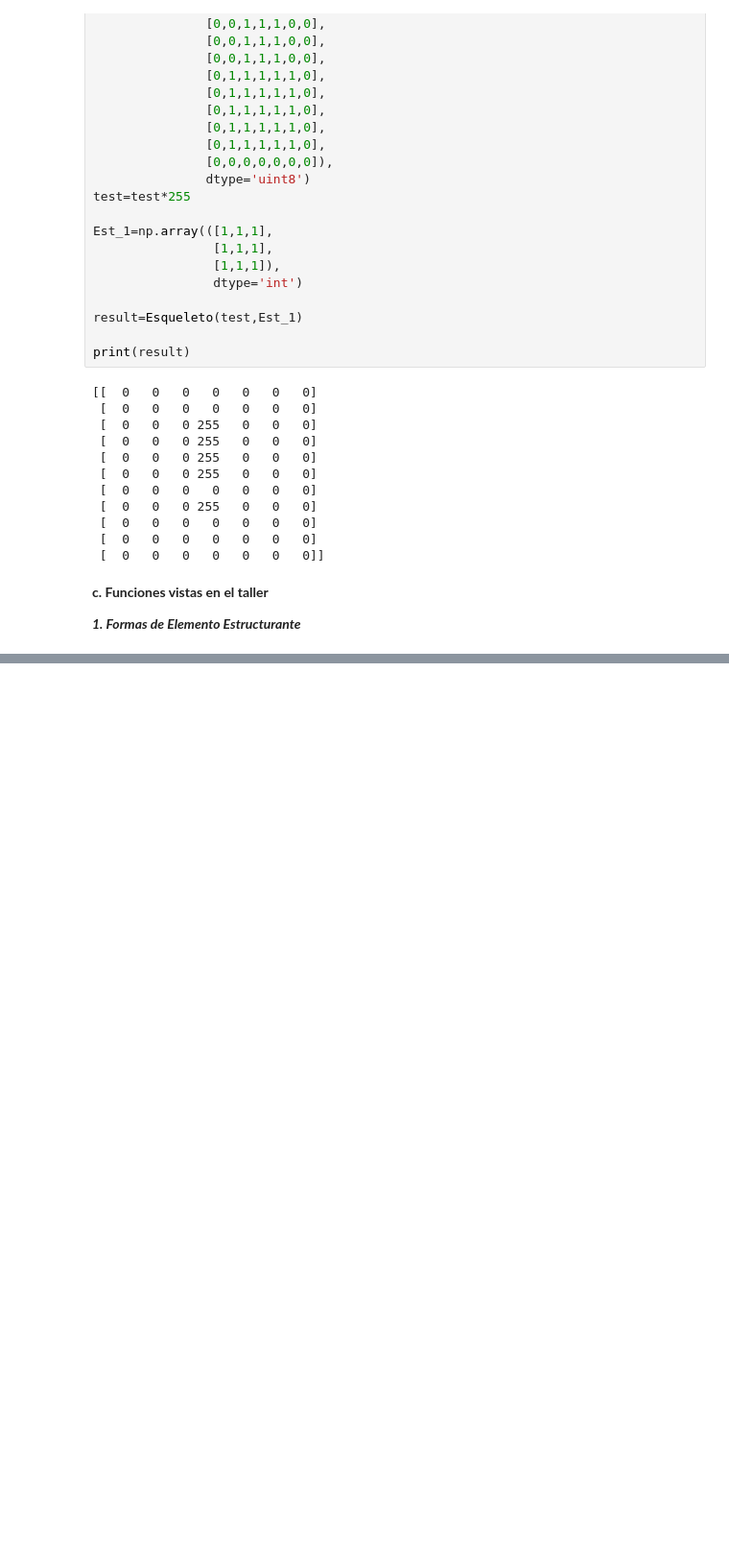
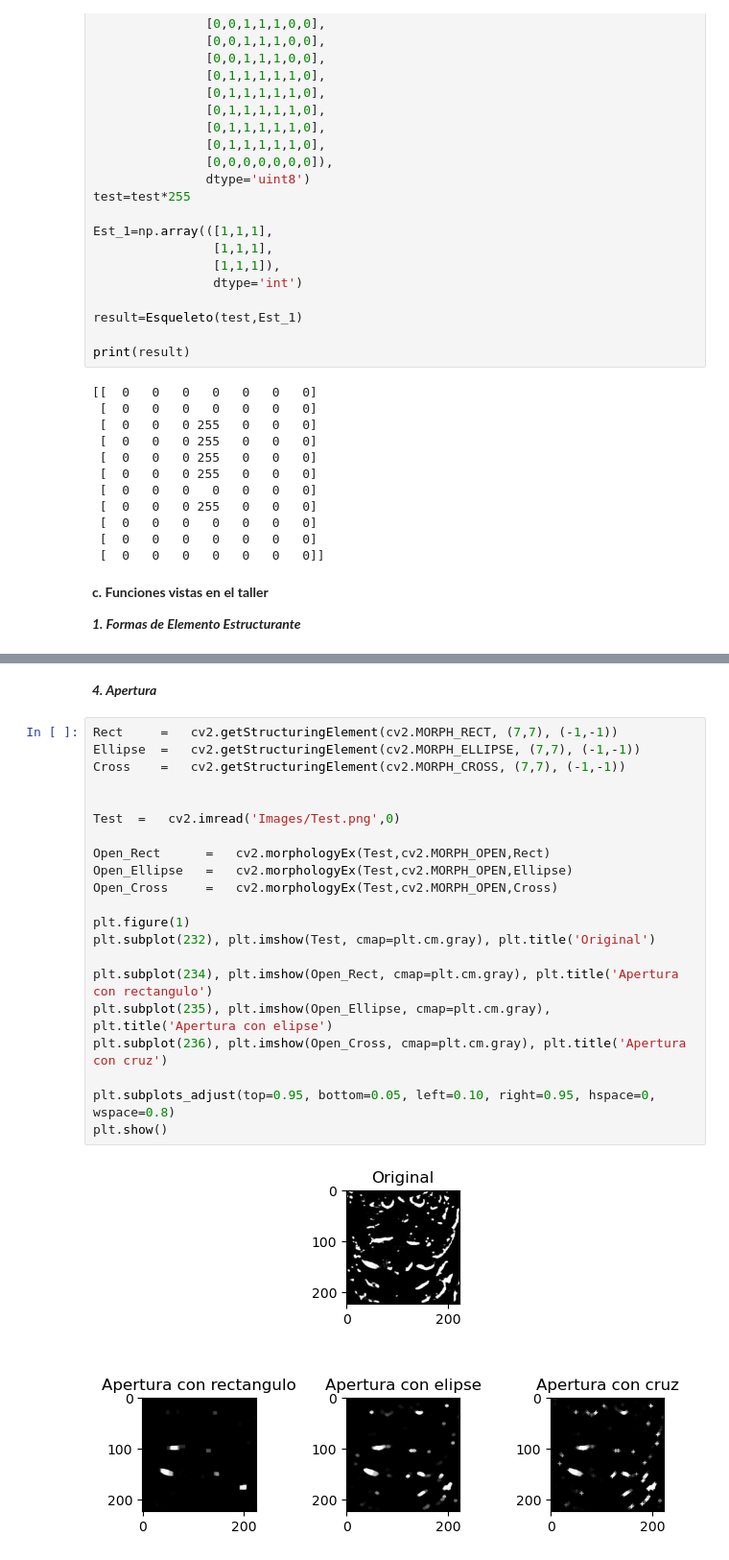
Before and after one commit to KouzouAkizuki/Tecnicas-de-IA---2024-I, a Jupyter notebook: Talleres/Taller 3/Taller 3.ipynb, the cells around one changed output, grey strips where cells are left out. Shown at 96% size. Drawn from its saved outputs; the diff is of its cells as text; blank space fills up the shorter version.

```diff
--- a/Talleres/Taller 3/Taller 3.ipynb
+++ b/Talleres/Taller 3/Taller 3.ipynb
@@ -151,0 +226,25 @@ print(result)
+# %% [markdown]
+***4. Apertura***
+# %%
+Rect     =   cv2.getStructuringElement(cv2.MORPH_RECT, (7,7), (-1,-1))
+Ellipse  =   cv2.getStructuringElement(cv2.MORPH_ELLIPSE, (7,7), (-1,-1))
+Cross    =   cv2.getStructuringElement(cv2.MORPH_CROSS, (7,7), (-1,-1))
+
+
+Test  =   cv2.imread('Images/Test.png',0)
+
+Open_Rect      =   cv2.morphologyEx(Test,cv2.MORPH_OPEN,Rect)
+Open_Ellipse   =   cv2.morphologyEx(Test,cv2.MORPH_OPEN,Ellipse)
+Open_Cross     =   cv2.morphologyEx(Test,cv2.MORPH_OPEN,Cross)
+
+plt.figure(1)
+plt.subplot(232), plt.imshow(Test, cmap=plt.cm.gray), plt.title('Original')
+
+plt.subplot(234), plt.imshow(Open_Rect, cmap=plt.cm.gray), plt.title('Apertura con rectangulo')
+plt.subplot(235), plt.imshow(Open_Ellipse, cmap=plt.cm.gray), plt.title('Apertura con elipse')
+plt.subplot(236), plt.imshow(Open_Cross, cmap=plt.cm.gray), plt.title('Apertura con cruz')
+
+plt.subplots_adjust(top=0.95, bottom=0.05, left=0.10, right=0.95, hspace=0, wspace=0.8)
+plt.show()
+# %% [output]
+[figure, added]
```
Also changed, not shown: parts of 19 cells of this notebook, 3 other files.
